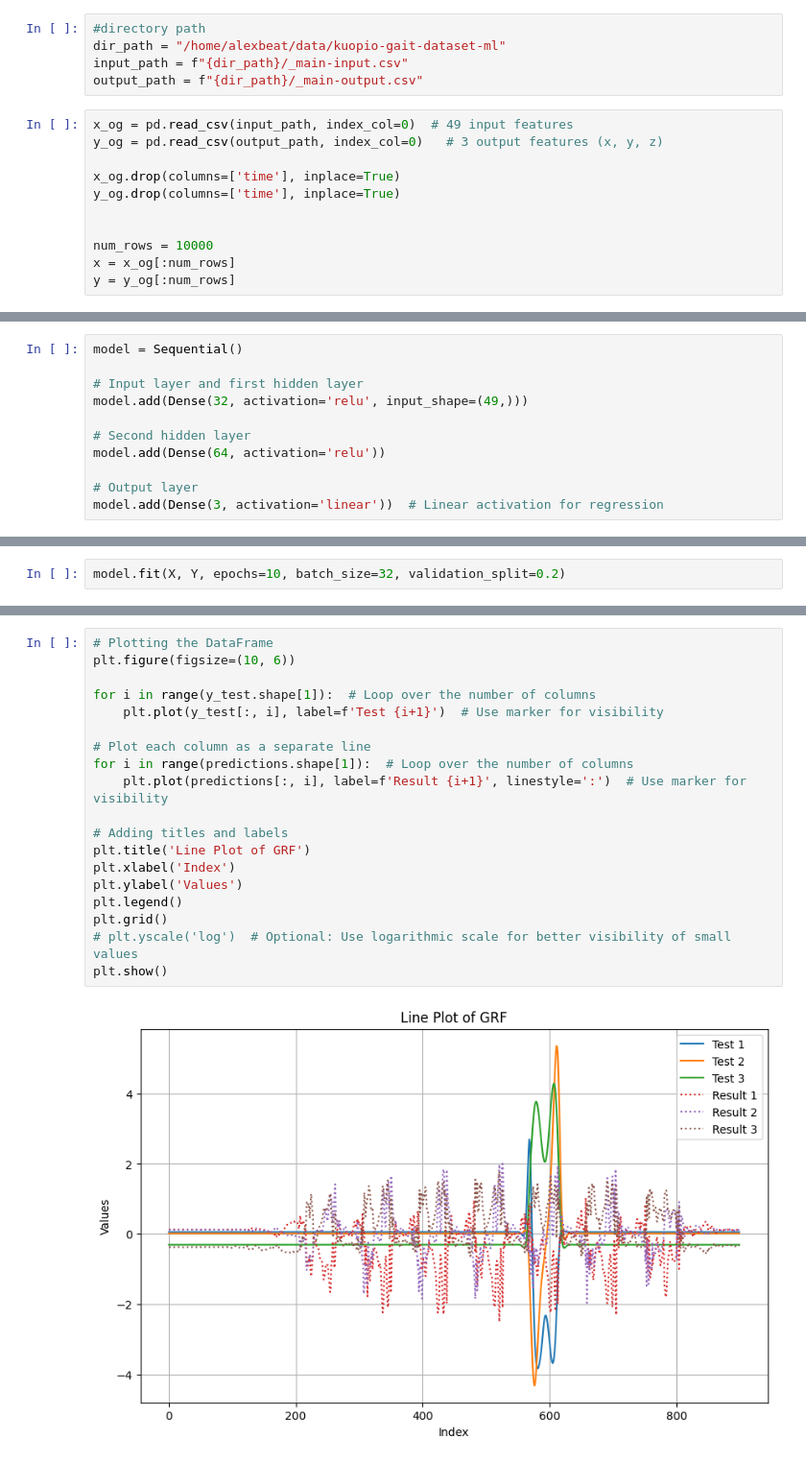
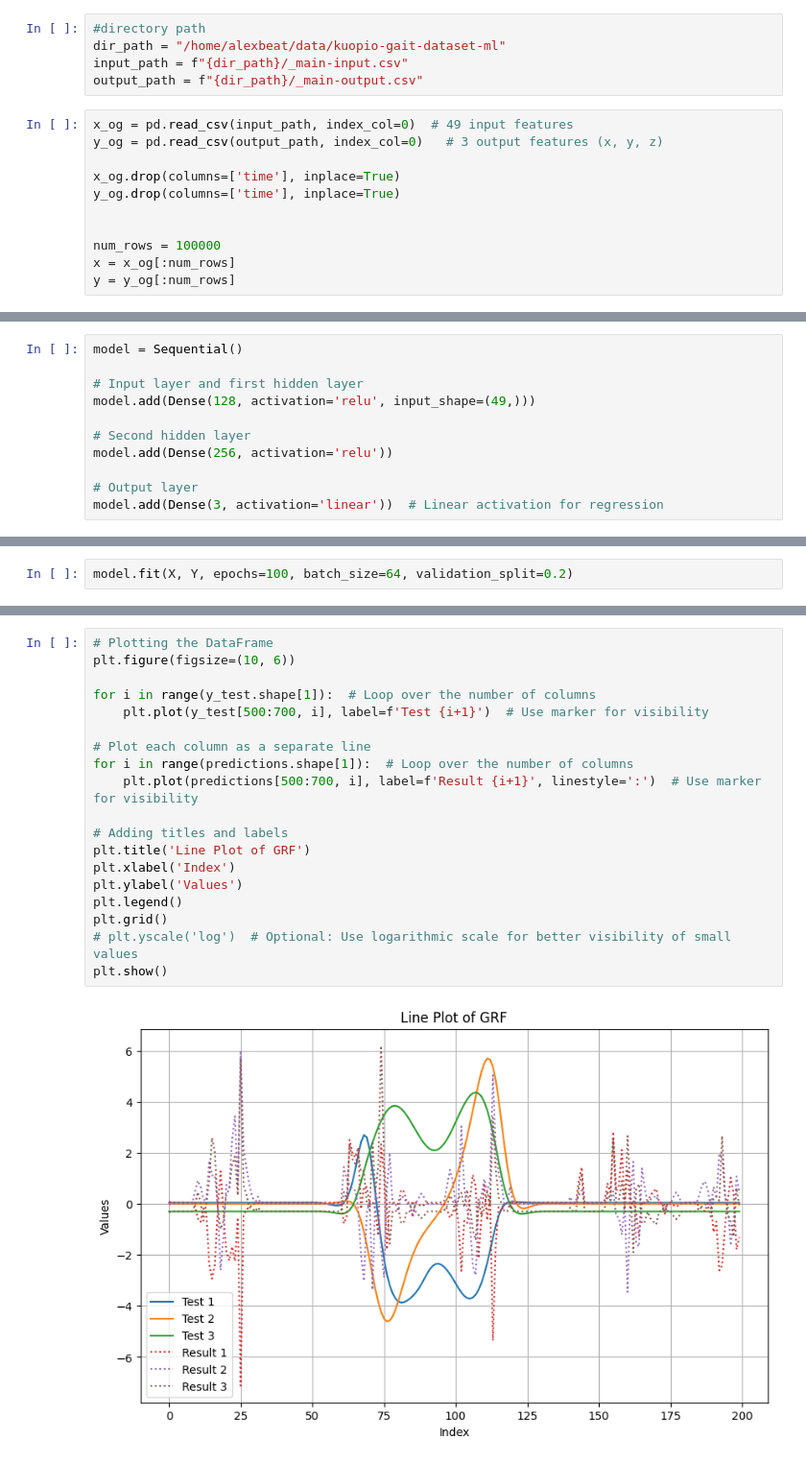
Before and after one commit to gateway240/ai-imu-grf, a Jupyter notebook: alex-ml-v2.ipynb, the cells around one changed output, grey strips where cells are left out. Shown at 96% size. Cells and saved outputs as stored; diff of their text form.

```diff
--- a/alex-ml-v2.ipynb
+++ b/alex-ml-v2.ipynb
@@ -57,7 +57,7 @@ x_og.drop(columns=['time'], inplace=True)
 y_og.drop(columns=['time'], inplace=True)
 
 
-num_rows = 10000
+num_rows = 100000
 x = x_og[:num_rows]
 y = y_og[:num_rows]
 # %%
@@ -102,10 +103,10 @@ plt.show()
 model = Sequential()
 
 # Input layer and first hidden layer
-model.add(Dense(32, activation='relu', input_shape=(49,)))
+model.add(Dense(128, activation='relu', input_shape=(49,)))
 
 # Second hidden layer
-model.add(Dense(64, activation='relu'))
+model.add(Dense(256, activation='relu'))
 
 # Output layer
 model.add(Dense(3, activation='linear'))  # Linear activation for regression
@@ -128,5 +129,5 @@ Model: "sequential_1"
  Non-trainable params: 0 (0.00 B)
 None
 # %%
-model.fit(X, Y, epochs=10, batch_size=32, validation_split=0.2)
+model.fit(X, Y, epochs=100, batch_size=64, validation_split=0.2)
 # %% [output]
@@ -184,24 +182,24 @@ print(predictions)
 # %%
 # Plotting the DataFrame
 plt.figure(figsize=(10, 6))
 
 for i in range(y_test.shape[1]):  # Loop over the number of columns
-    plt.plot(y_test[:, i], label=f'Test {i+1}')  # Use marker for visibility
+    plt.plot(y_test[500:700, i], label=f'Test {i+1}')  # Use marker for visibility
 
 # Plot each column as a separate line
 for i in range(predictions.shape[1]):  # Loop over the number of columns
-    plt.plot(predictions[:, i], label=f'Result {i+1}', linestyle=':')  # Use marker for visibility
+    plt.plot(predictions[500:700, i], label=f'Result {i+1}', linestyle=':')  # Use marker for visibility
 
 # Adding titles and labels
 plt.title('Line Plot of GRF')
 plt.xlabel('Index')
 plt.ylabel('Values')
 plt.legend()
 plt.grid()
 # plt.yscale('log')  # Optional: Use logarithmic scale for better visibility of small values
 plt.show()
 # %% [output]
-[figure, old version]
+[figure, new version]
 # %%
 # Create a figure
 plt.figure(figsize=(12, 6))
```
Also changed, not shown: parts of 7 cells of this notebook.
